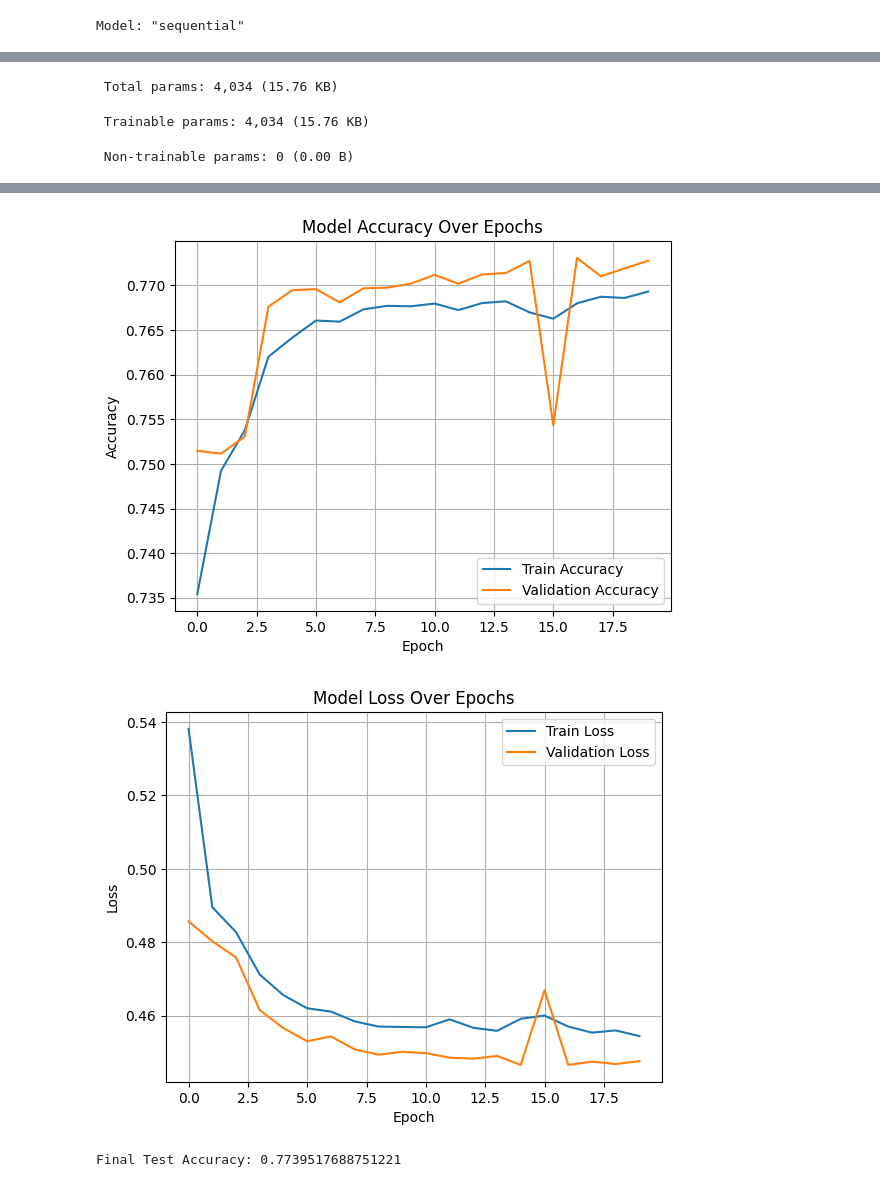
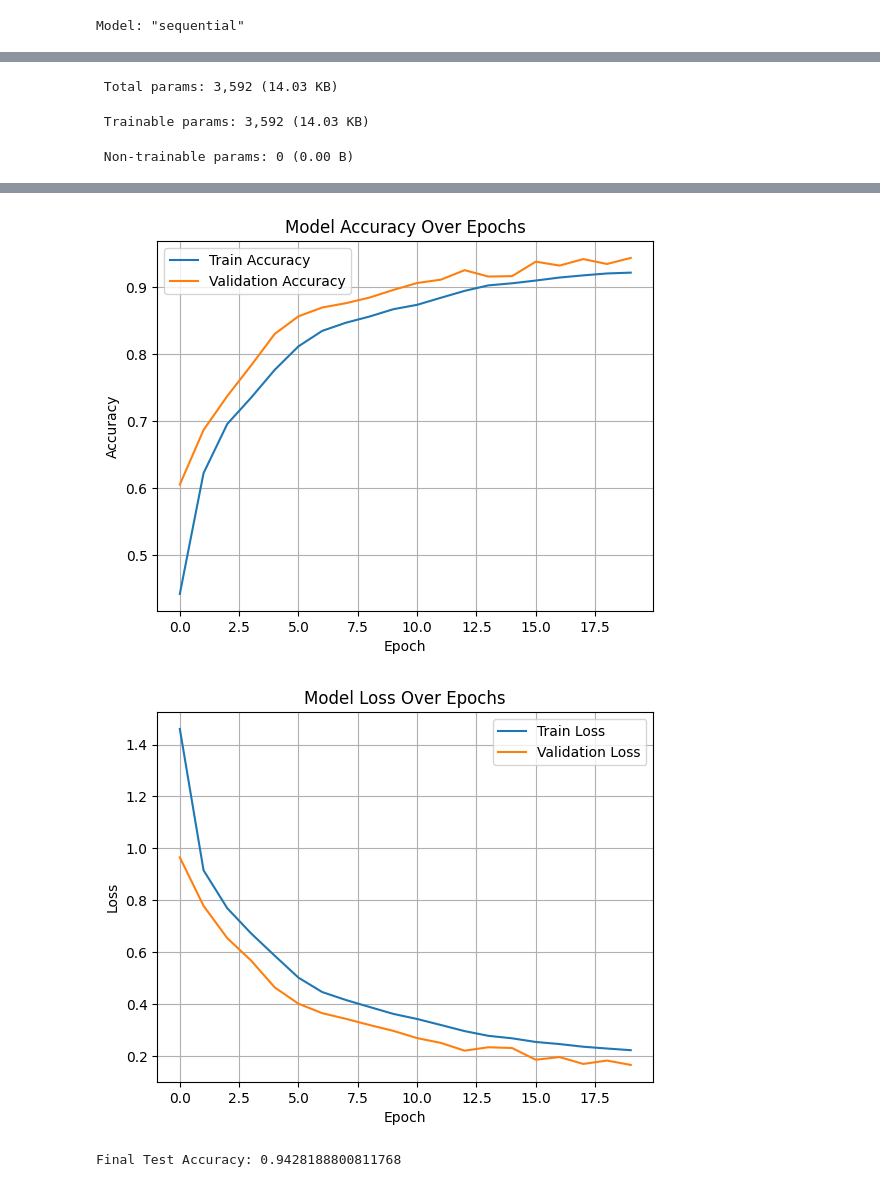
Before and after one commit to RaeesRaqeeb/An-Enhanced-CNN-LSTM-Method-for-Real-Time-Edge-Intrusion-Detection-and-a-Realistic-Deployment-Model, a Jupyter notebook: fog-computing-intrusion-detection/notebooks/cnn-pipeline.ipynb, the cells around one changed output, grey strips where cells are left out. Cells and saved outputs as stored; diff of their text form; code cells hidden in the pictures.

Commit message:
cnn_pipeline_balanced_data

```diff
--- a/fog-computing-intrusion-detection/notebooks/cnn-pipeline.ipynb
+++ b/fog-computing-intrusion-detection/notebooks/cnn-pipeline.ipynb
@@ -111,7 +111,7 @@ def full_pipeline(path):
 
     return model, encoder, scaler, test_acc
 # %%
-path = r"/kaggle/input/ciciot-2023-stratified-dataset/Stratified_data.csv"
+path = r"/kaggle/input/classwise-balanced-ciciot-2023/ClassWise_Labeled_Balanced_Dataset.csv"
 
 model, encoder, scaler, acc = full_pipeline(path)
 print("Final Test Accuracy:", acc)
@@ -131,5 +131,5 @@ Model: "sequential"
 └─────────────────────────────────┴────────────────────────┴───────────────┘
- Total params: 4,034 (15.76 KB)
+ Total params: 3,592 (14.03 KB)
- Trainable params: 4,034 (15.76 KB)
+ Trainable params: 3,592 (14.03 KB)
  Non-trainable params: 0 (0.00 B)
 Epoch 1/20
@@ -152,3 +152,3 @@ Test Accuracy: 0.7739517688751221
-[figure, old version]
+[figure, new version]
-[figure, old version]
+[figure, new version]
-Final Test Accuracy: 0.7739517688751221
+Final Test Accuracy: 0.9428188800811768
```
Also changed, not shown: parts of 2 cells of this notebook.
